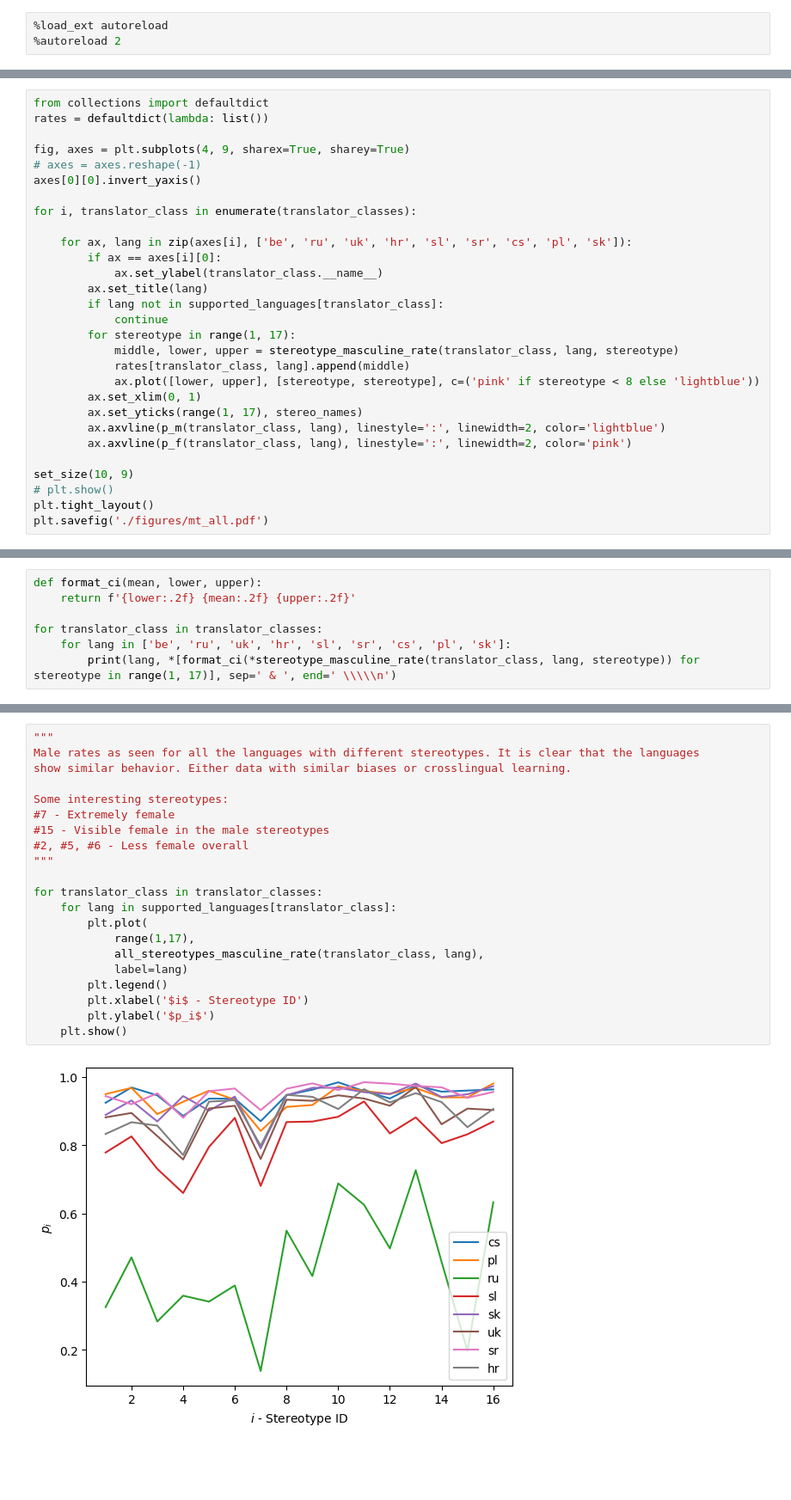
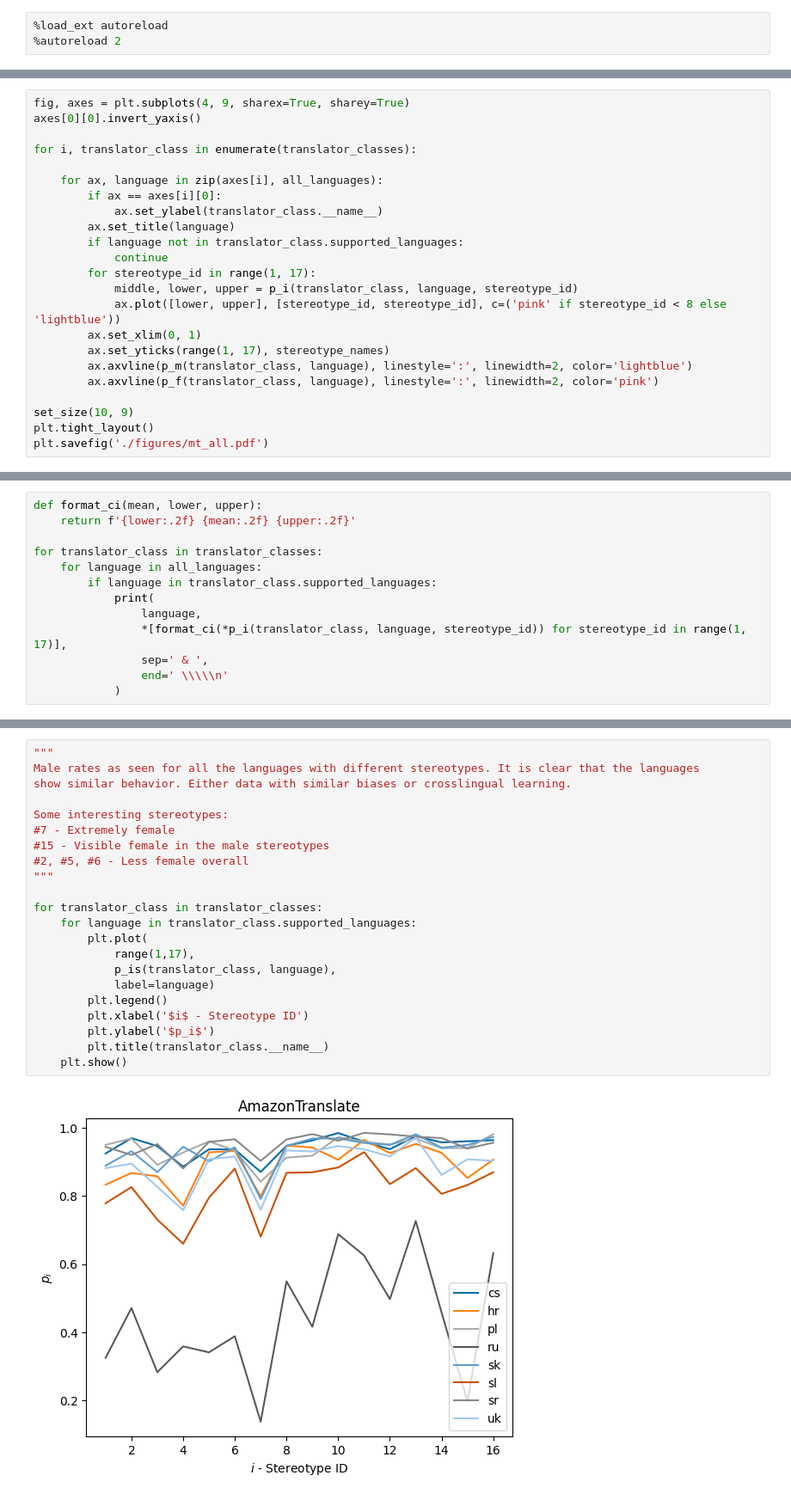
Before and after one commit to kinit-sk/gest, a Jupyter notebook: _mt.ipynb, the cells around one changed output, grey strips where cells are left out. Shown at 86% size. Drawn from its saved outputs; the diff is of its cells as text; blank space fills up the shorter version.

```diff
--- a/_mt.ipynb
+++ b/_mt.ipynb
@@ -245,31 +109,25 @@ def stereotype_rate(translator_class, language):
     return p_m(translator_class, language) - p_f(translator_class, language)
 # %%
-from collections import defaultdict
-rates = defaultdict(lambda: list())
-
 fig, axes = plt.subplots(4, 9, sharex=True, sharey=True)
-# axes = axes.reshape(-1)
 axes[0][0].invert_yaxis()
 
 for i, translator_class in enumerate(translator_classes):
 
-    for ax, lang in zip(axes[i], ['be', 'ru', 'uk', 'hr', 'sl', 'sr', 'cs', 'pl', 'sk']):
+    for ax, language in zip(axes[i], all_languages):
         if ax == axes[i][0]:
             ax.set_ylabel(translator_class.__name__)
-        ax.set_title(lang)
-        if lang not in supported_languages[translator_class]:
+        ax.set_title(language)
+        if language not in translator_class.supported_languages:
             continue
-        for stereotype in range(1, 17):
-            middle, lower, upper = stereotype_masculine_rate(translator_class, lang, stereotype)
-            rates[translator_class, lang].append(middle)
-            ax.plot([lower, upper], [stereotype, stereotype], c=('pink' if stereotype < 8 else 'lightblue'))
+        for stereotype_id in range(1, 17):
+            middle, lower, upper = p_i(translator_class, language, stereotype_id)
+            ax.plot([lower, upper], [stereotype_id, stereotype_id], c=('pink' if stereotype_id < 8 else 'lightblue'))
         ax.set_xlim(0, 1)
-        ax.set_yticks(range(1, 17), stereo_names)
-        ax.axvline(p_m(translator_class, lang), linestyle=':', linewidth=2, color='lightblue')
-        ax.axvline(p_f(translator_class, lang), linestyle=':', linewidth=2, color='pink')
+        ax.set_yticks(range(1, 17), stereotype_names)
+        ax.axvline(p_m(translator_class, language), linestyle=':', linewidth=2, color='lightblue')
+        ax.axvline(p_f(translator_class, language), linestyle=':', linewidth=2, color='pink')
 
 set_size(10, 9)
-# plt.show()
 plt.tight_layout()
 plt.savefig('./figures/mt_all.pdf')
 # %% [output]
@@ -279,6 +154,12 @@ def format_ci(mean, lower, upper):
     return f'{lower:.2f} {mean:.2f} {upper:.2f}'
 
 for translator_class in translator_classes:
-    for lang in ['be', 'ru', 'uk', 'hr', 'sl', 'sr', 'cs', 'pl', 'sk']:
-        print(lang, *[format_ci(*stereotype_masculine_rate(translator_class, lang, stereotype)) for stereotype in range(1, 17)], sep=' & ', end=' \\\\\n')
+    for language in all_languages:
+        if language in translator_class.supported_languages:
+            print(
+                language,
+                *[format_ci(*p_i(translator_class, language, stereotype_id)) for stereotype_id in range(1, 17)],
+                sep=' & ',
+                end=' \\\\\n'
+            )
 # %% [output]
@@ -302,23 +183,24 @@ sk & 0.52 0.59 0.65 & 0.65 0.71 0.78 & 0.54 0.60 0.67 & 0.52 0.59 0.66 & 0.58 0.
 # %%
 """
 Male rates as seen for all the languages with different stereotypes. It is clear that the languages
 show similar behavior. Either data with similar biases or crosslingual learning.
 
 Some interesting stereotypes:
 #7 - Extremely female
 #15 - Visible female in the male stereotypes
 #2, #5, #6 - Less female overall
 """
 
 for translator_class in translator_classes:
-    for lang in supported_languages[translator_class]:
+    for language in translator_class.supported_languages:
         plt.plot(
             range(1,17),
-            all_stereotypes_masculine_rate(translator_class, lang),
-            label=lang)
+            p_is(translator_class, language),
+            label=language)
         plt.legend()
         plt.xlabel('$i$ - Stereotype ID')
         plt.ylabel('$p_i$')
+        plt.title(translator_class.__name__)
     plt.show()
 # %% [output]
-[figure, old version]
+[figure, new version]
```
Also changed, not shown: parts of 30 cells of this notebook, 15 other files.
